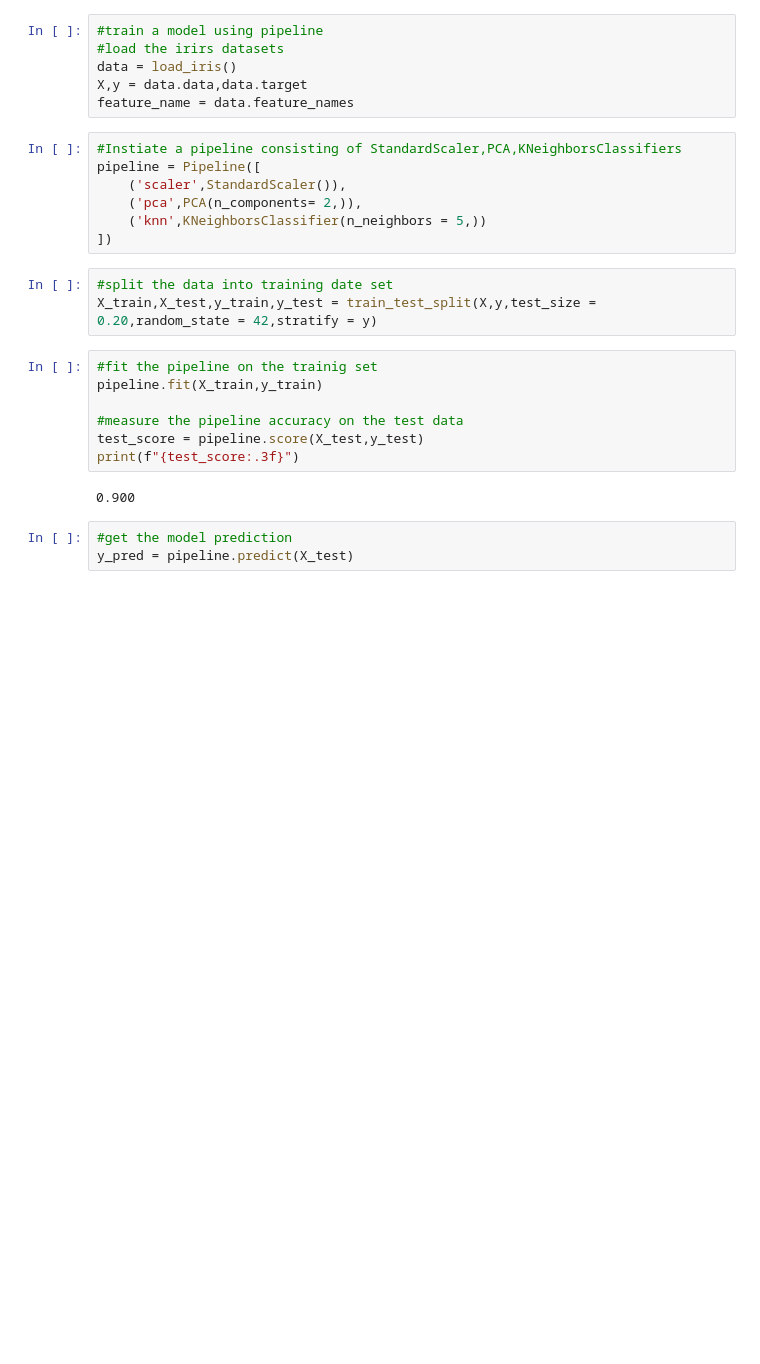
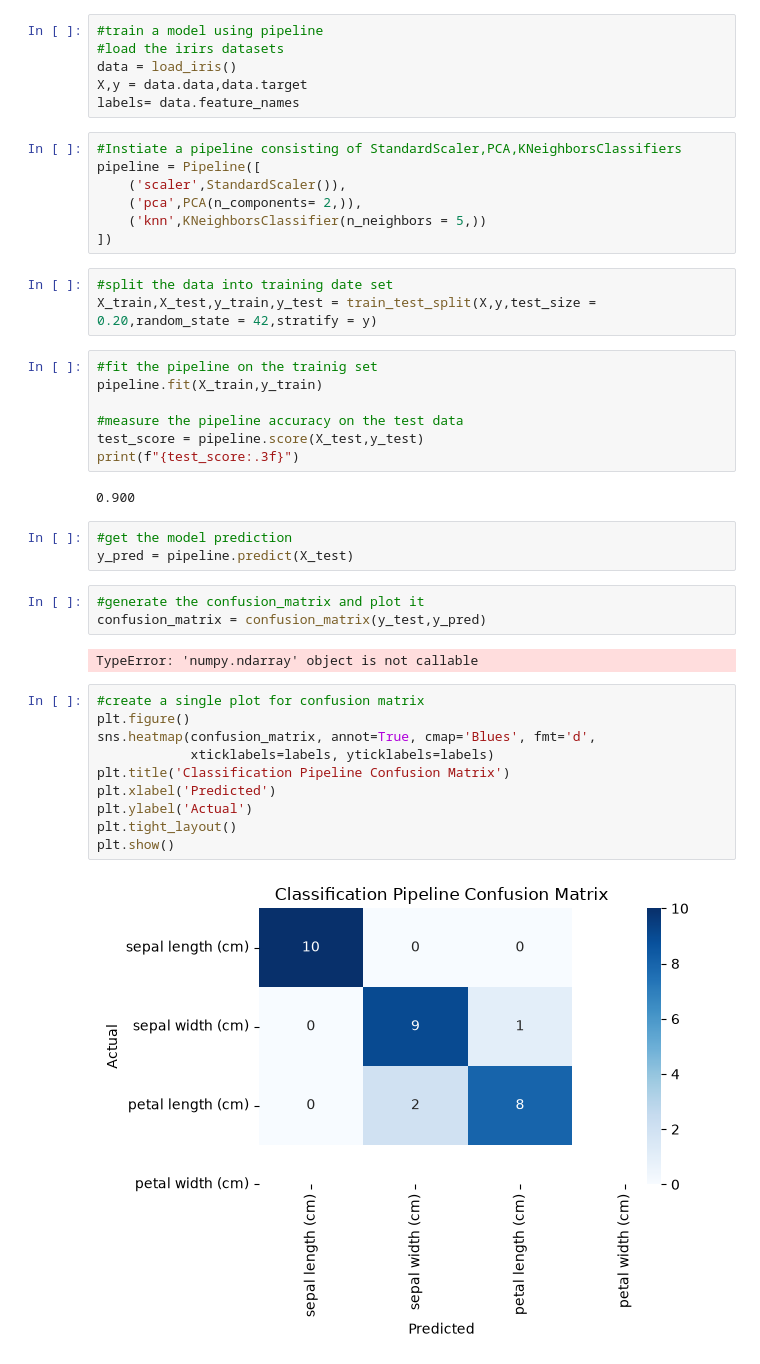
Before and after one commit to CyberWol-12/Machine_Learning_with_Python, a Jupyter notebook: 18.ml_pipeline_and_gridSearchCV.ipynb, the cells around one changed output. Drawn from its saved outputs; the diff is of its cells as text; blank space fills up the shorter version.

```diff
--- a/18.ml_pipeline_and_gridSearchCV.ipynb
+++ b/18.ml_pipeline_and_gridSearchCV.ipynb
@@ -21,7 +21,7 @@ import seaborn as sns
 #load the irirs datasets
 data = load_iris()
 X,y = data.data,data.target
-feature_name = data.feature_names
+labels= data.feature_names
 # %%
 #Instiate a pipeline consisting of StandardScaler,PCA,KNeighborsClassifiers
 pipeline = Pipeline([
@@ -44,3 +44,20 @@ print(f"{test_score:.3f}")
 # %%
 #get the model prediction
 y_pred = pipeline.predict(X_test)
+# %%
+#generate the confusion_matrix and plot it
+confusion_matrix = confusion_matrix(y_test,y_pred)
+# %% [output]
+TypeError: 'numpy.ndarray' object is not callable
+# %%
+#create a single plot for confusion matrix
+plt.figure()
+sns.heatmap(confusion_matrix, annot=True, cmap='Blues', fmt='d',
+            xticklabels=labels, yticklabels=labels)
+plt.title('Classification Pipeline Confusion Matrix')
+plt.xlabel('Predicted')
+plt.ylabel('Actual')
+plt.tight_layout()
+plt.show()
+# %% [output]
+[figure, added]
```
